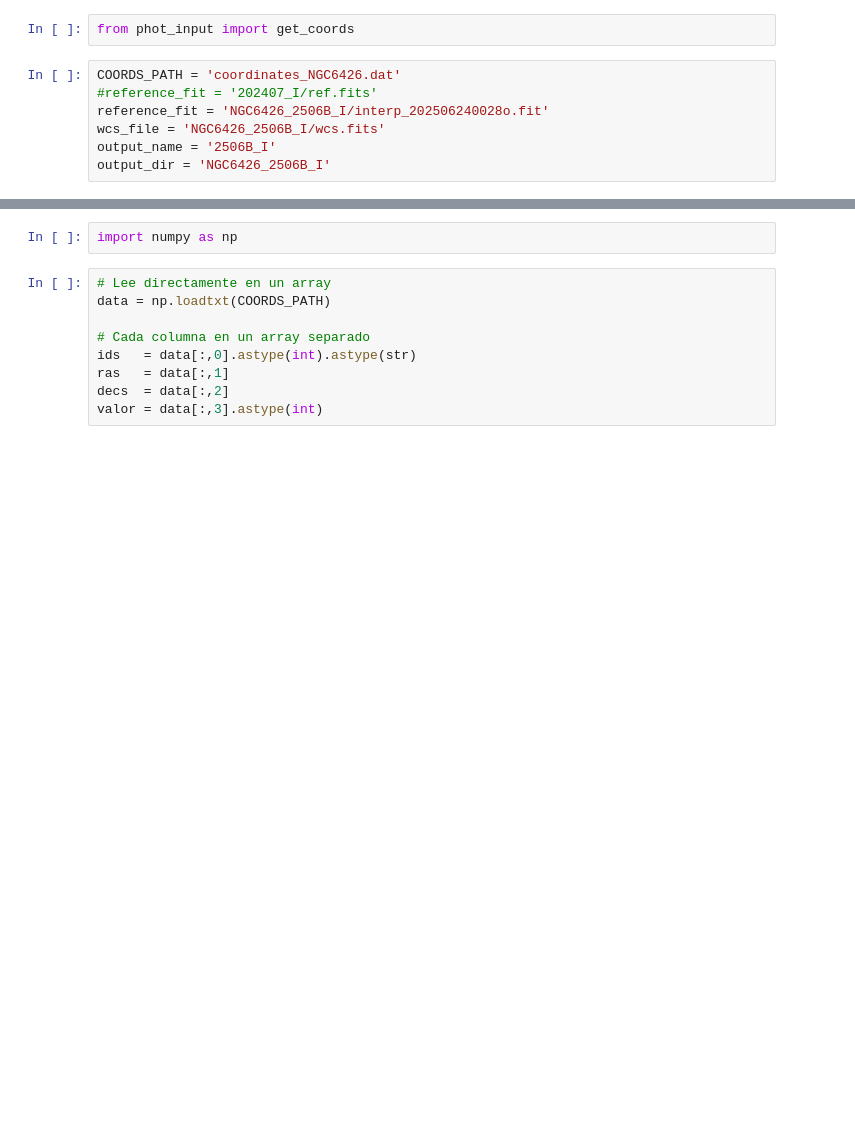
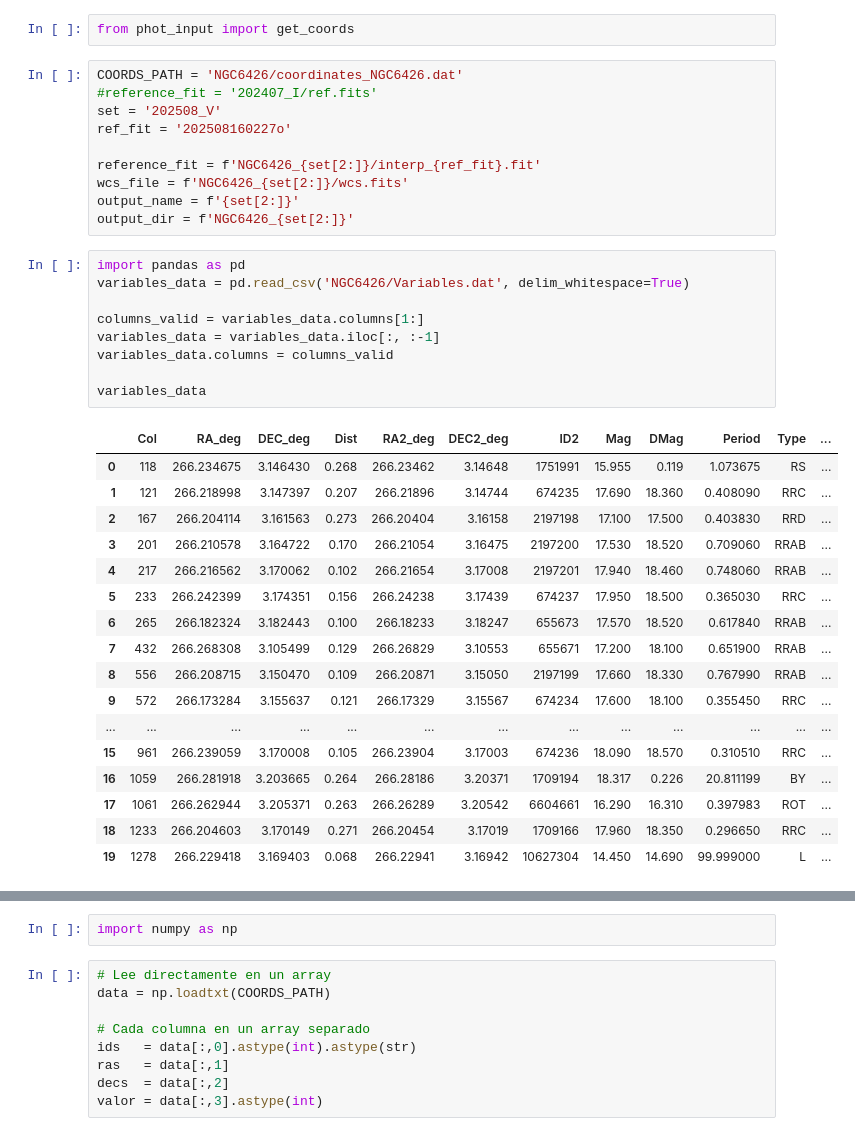
Before and after one commit to MaximilianoVM/isis_tools, a Jupyter notebook: phot_input_lab.ipynb, the cells around one changed output, grey strips where cells are left out. Drawn from its saved outputs; the diff is of its cells as text; blank space fills up the shorter version.

```diff
--- a/phot_input_lab.ipynb
+++ b/phot_input_lab.ipynb
@@ -1,9 +1,39 @@
 # %%
 from phot_input import get_coords
 # %%
-COORDS_PATH = 'coordinates_NGC6426.dat'
+COORDS_PATH = 'NGC6426/coordinates_NGC6426.dat'
 #reference_fit = '202407_I/ref.fits'
-reference_fit = 'NGC6426_2506B_I/interp_202506240028o.fit'
-wcs_file = 'NGC6426_2506B_I/wcs.fits'
-output_name = '2506B_I'
-output_dir = 'NGC6426_2506B_I'
+set = '202508_V'
+ref_fit = '202508160227o'
+
+reference_fit = f'NGC6426_{set[2:]}/interp_{ref_fit}.fit'
+wcs_file = f'NGC6426_{set[2:]}/wcs.fits'
+output_name = f'{set[2:]}'
+output_dir = f'NGC6426_{set[2:]}'
+# %%
+import pandas as pd
+variables_data = pd.read_csv('NGC6426/Variables.dat', delim_whitespace=True)
+
+columns_valid = variables_data.columns[1:]
+variables_data = variables_data.iloc[:, :-1]
+variables_data.columns = columns_valid
+
+variables_data
+# %% [output]
+|  | Col | RA_deg | DEC_deg | Dist | RA2_deg | DEC2_deg | ID2 | Mag | DMag | Period | Type | ... |
+| 0 | 118 | 266.234675 | 3.146430 | 0.268 | 266.23462 | 3.14648 | 1751991 | 15.955 | 0.119 | 1.073675 | RS | ... |
+| 1 | 121 | 266.218998 | 3.147397 | 0.207 | 266.21896 | 3.14744 | 674235 | 17.690 | 18.360 | 0.408090 | RRC | ... |
+| 2 | 167 | 266.204114 | 3.161563 | 0.273 | 266.20404 | 3.16158 | 2197198 | 17.100 | 17.500 | 0.403830 | RRD | ... |
+| 3 | 201 | 266.210578 | 3.164722 | 0.170 | 266.21054 | 3.16475 | 2197200 | 17.530 | 18.520 | 0.709060 | RRAB | ... |
+| 4 | 217 | 266.216562 | 3.170062 | 0.102 | 266.21654 | 3.17008 | 2197201 | 17.940 | 18.460 | 0.748060 | RRAB | ... |
+| 5 | 233 | 266.242399 | 3.174351 | 0.156 | 266.24238 | 3.17439 | 674237 | 17.950 | 18.500 | 0.365030 | RRC | ... |
+| 6 | 265 | 266.182324 | 3.182443 | 0.100 | 266.18233 | 3.18247 | 655673 | 17.570 | 18.520 | 0.617840 | RRAB | ... |
+| 7 | 432 | 266.268308 | 3.105499 | 0.129 | 266.26829 | 3.10553 | 655671 | 17.200 | 18.100 | 0.651900 | RRAB | ... |
+| 8 | 556 | 266.208715 | 3.150470 | 0.109 | 266.20871 | 3.15050 | 2197199 | 17.660 | 18.330 | 0.767990 | RRAB | ... |
+| 9 | 572 | 266.173284 | 3.155637 | 0.121 | 266.17329 | 3.15567 | 674234 | 17.600 | 18.100 | 0.355450 | RRC | ... |
+| ... | ... | ... | ... | ... | ... | ... | ... | ... | ... | ... | ... | ... |
+| 15 | 961 | 266.239059 | 3.170008 | 0.105 | 266.23904 | 3.17003 | 674236 | 18.090 | 18.570 | 0.310510 | RRC | ... |
+| 16 | 1059 | 266.281918 | 3.203665 | 0.264 | 266.28186 | 3.20371 | 1709194 | 18.317 | 0.226 | 20.811199 | BY | ... |
+| 17 | 1061 | 266.262944 | 3.205371 | 0.263 | 266.26289 | 3.20542 | 6604661 | 16.290 | 16.310 | 0.397983 | ROT | ... |
+| 18 | 1233 | 266.204603 | 3.170149 | 0.271 | 266.20454 | 3.17019 | 1709166 | 17.960 | 18.350 | 0.296650 | RRC | ... |
+| 19 | 1278 | 266.229418 | 3.169403 | 0.068 | 266.22941 | 3.16942 | 10627304 | 14.450 | 14.690 | 99.999000 | L | ... |
```
Also changed, not shown: parts of 5 cells of this notebook, 12 other files.
